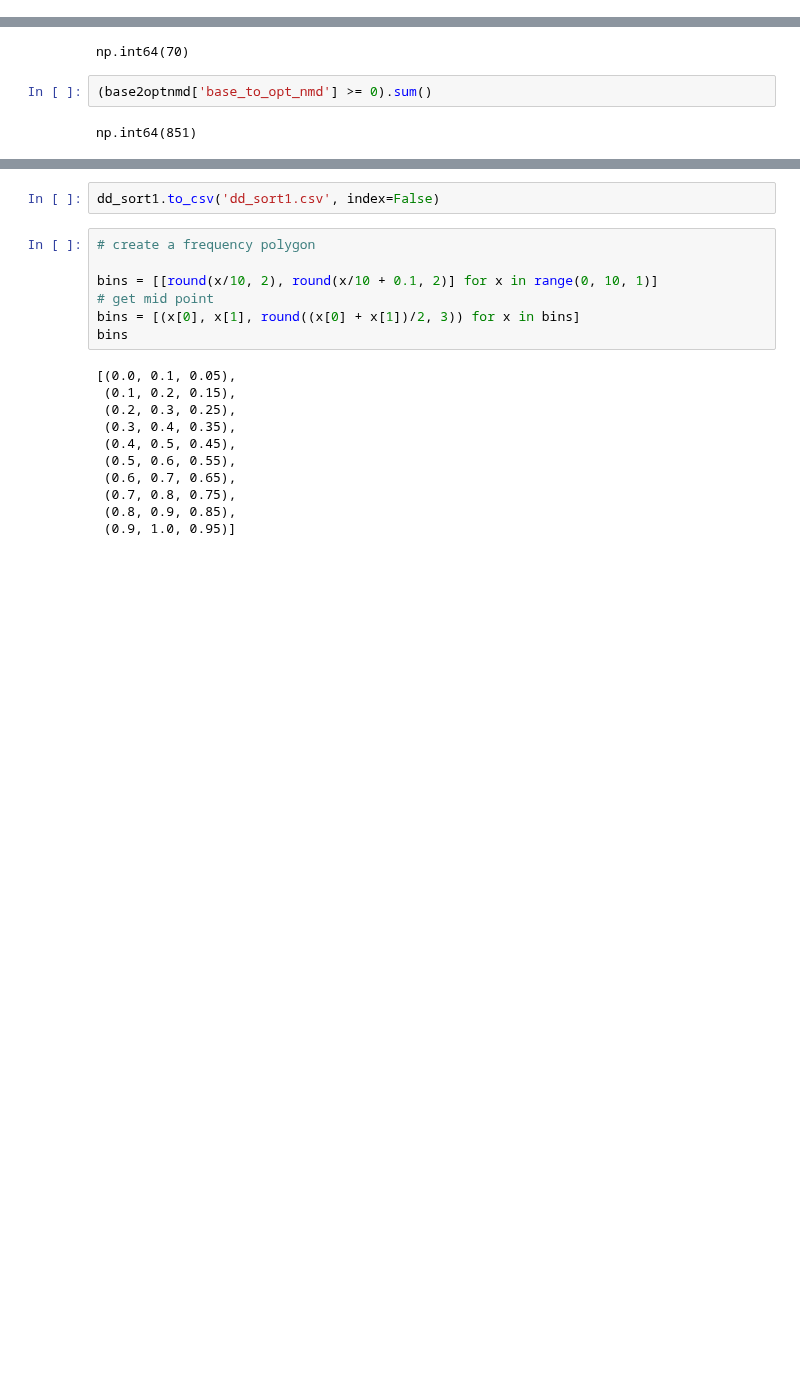
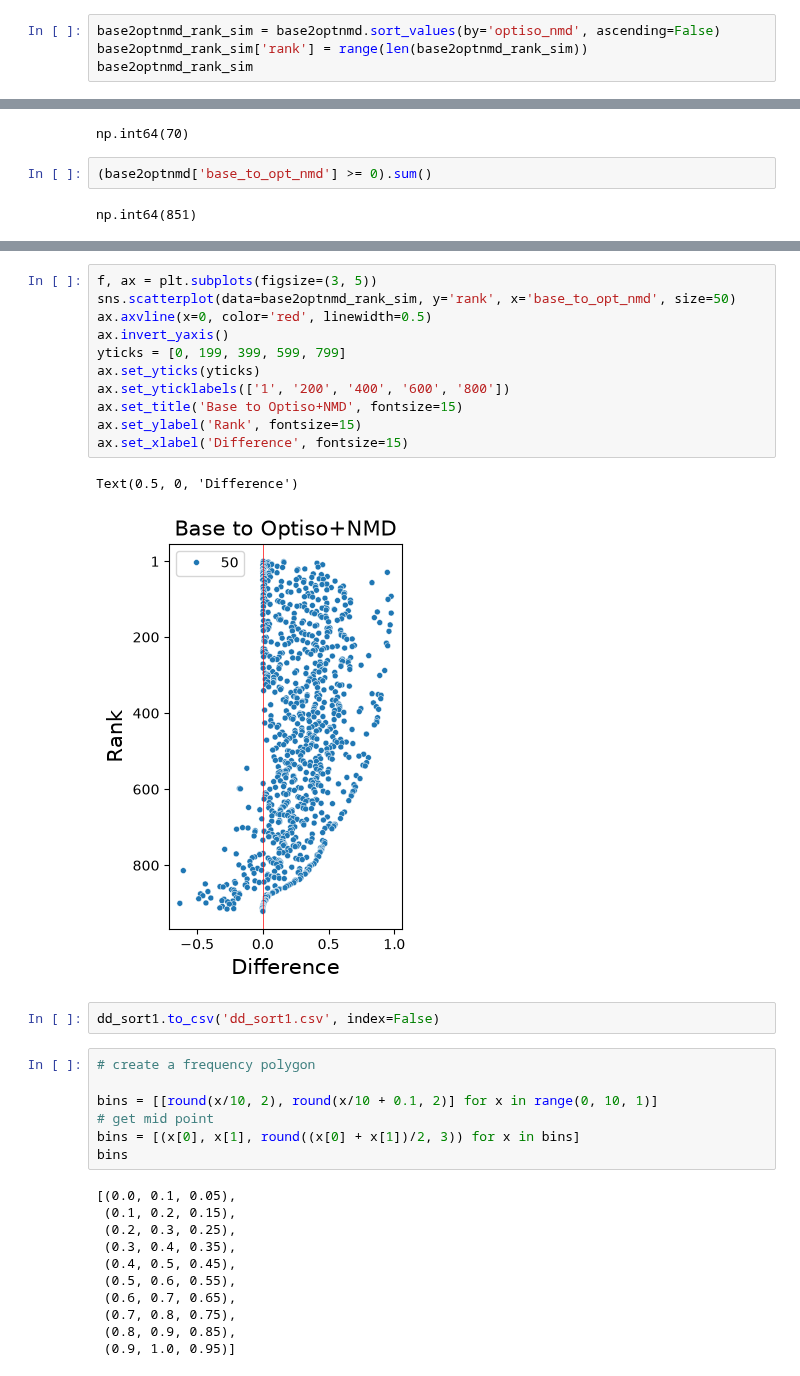
Before and after one commit to KorfLab/isoforms, a Jupyter notebook: APCanalysis/apc_paper.ipynb, the cells around one changed output, grey strips where cells are left out. Cells and saved outputs as stored; diff of their text form; blank space fills up the shorter version.

```diff
--- a/APCanalysis/apc_paper.ipynb
+++ b/APCanalysis/apc_paper.ipynb
@@ -306,3 +306,7 @@ base2optnmd
 | 51 | ce.1.147 | 0.339763 | -0.605148 | 919 |
 | 242 | ce.2.137 | 0.006518 | -0.631501 | 920 |
 921 rows × 4 columns
+# %%
+base2optnmd_rank_sim = base2optnmd.sort_values(by='optiso_nmd', ascending=False)
+base2optnmd_rank_sim['rank'] = range(len(base2optnmd_rank_sim))
+base2optnmd_rank_sim
@@ -348,3 +366,17 @@ plt.savefig('apc_figures/base2optnmd_dif.svg', format='svg', bbox_inches='tight'
+# %%
+f, ax = plt.subplots(figsize=(3, 5))
+sns.scatterplot(data=base2optnmd_rank_sim, y='rank', x='base_to_opt_nmd', size=50)
+ax.axvline(x=0, color='red', linewidth=0.5)
+ax.invert_yaxis()
+yticks = [0, 199, 399, 599, 799]
+ax.set_yticks(yticks)
+ax.set_yticklabels(['1', '200', '400', '600', '800'])
+ax.set_title('Base to Optiso+NMD', fontsize=15)
+ax.set_ylabel('Rank', fontsize=15)
+ax.set_xlabel('Difference', fontsize=15)
+# %% [output]
+Text(0.5, 0, 'Difference')
+[figure, added]
 # %%
 dd_sort1.to_csv('dd_sort1.csv', index=False)
 # %%
```
Also changed, not shown: parts of 19 cells of this notebook.
